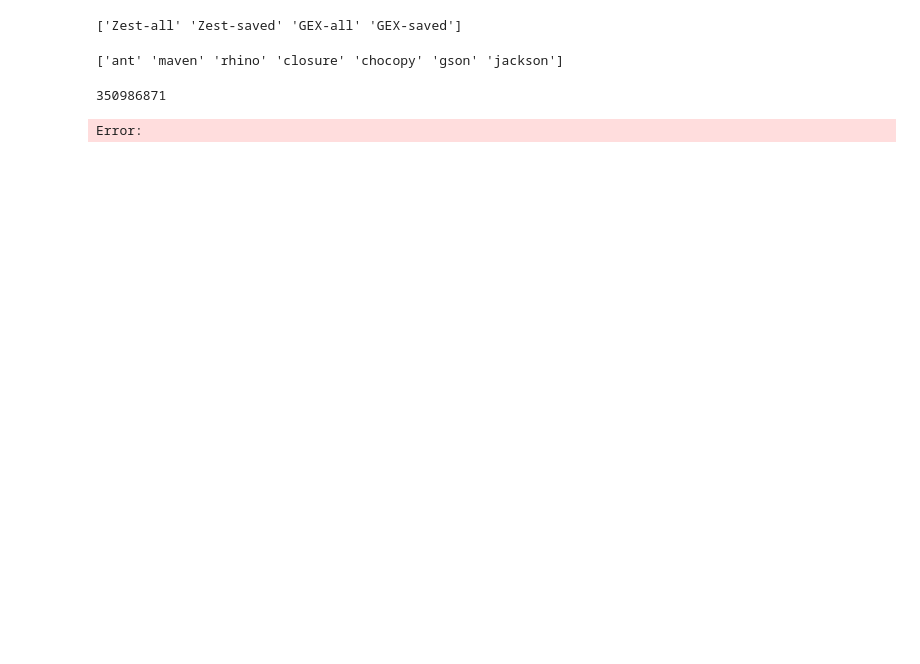
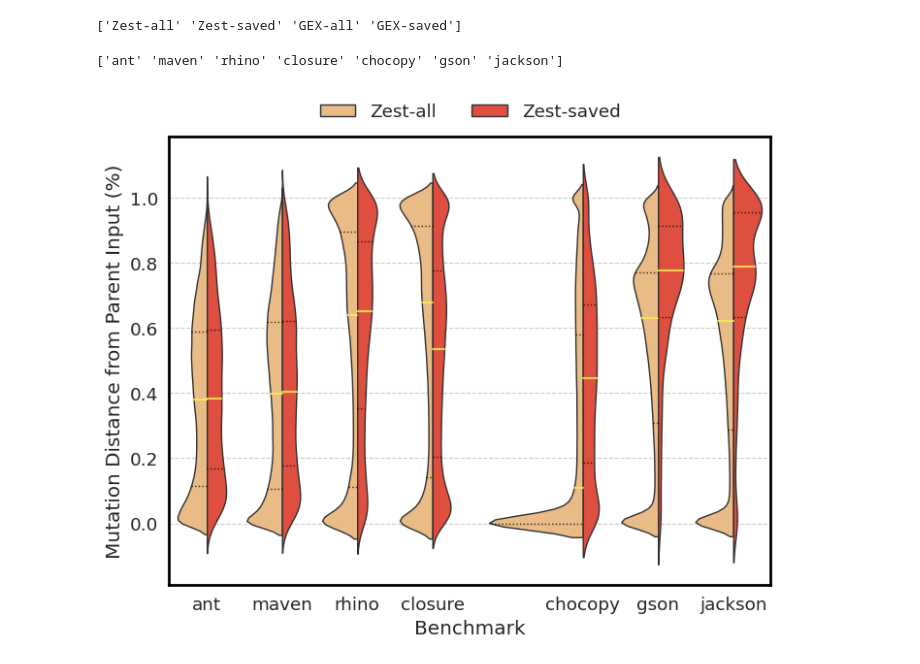
Before and after one commit to aoli-al/JQF-ei, a Jupyter notebook: scripts/experiments/ei/ei-ubc/data_exploration.ipynb, the cells around one changed output. Drawn from its saved outputs; the diff is of its cells as text; code cells hidden in the pictures; blank space fills up the shorter version.

```diff
--- a/scripts/experiments/ei/ei-ubc/data_exploration.ipynb
+++ b/scripts/experiments/ei/ei-ubc/data_exploration.ipynb
@@ -124,4 +138,0 @@ non_zero_mutation_df = mutation_df[mutation_df['mutation'] != 0]
-# %%
-len(zest_df)
-# %% [output]
-350986871
@@ -128,5 +143,6 @@ len(zest_df)
 # %%
 # zest all inputs vs. zest saved inputs
-violin_plot_for_mutation_distance(zest_df, experiment_name, 'rq1_zest_all_vs_saved', width=5.0)
+x_order = ('ant', 'maven', 'rhino', 'closure', 'NA1', 'chocopy', 'gson', 'jackson')
+violin_plot_for_mutation_distance(zest_df, experiment_name, 'rq1_zest_all_vs_saved', width=2.5, x_order=x_order)
 # %% [output]
-Error:
+[figure, added]
```
Also changed, not shown: parts of 7 cells of this notebook, 4 other files.
